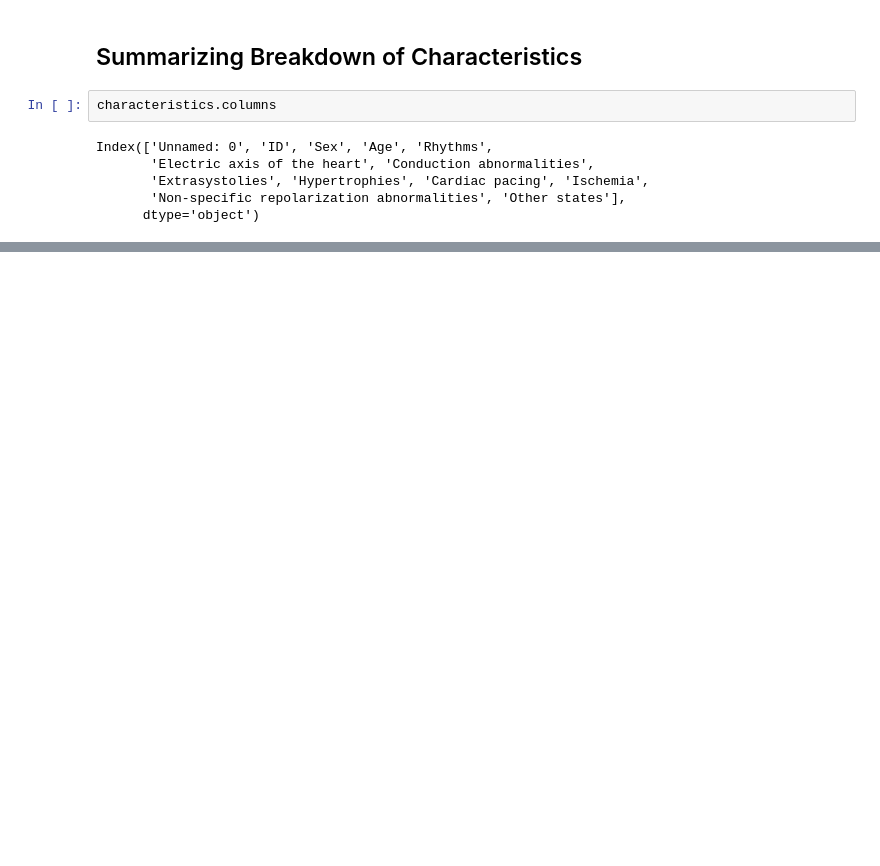
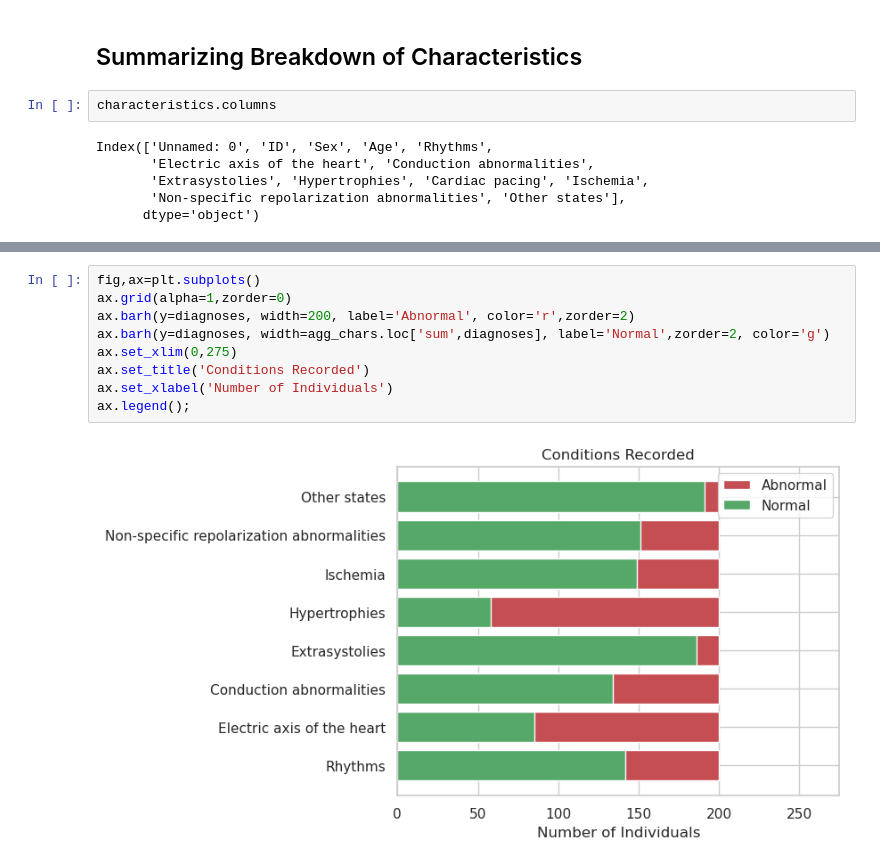
Before and after one commit to klnagoshi/group41_cs109b, a Jupyter notebook: EDA.ipynb, the cells around one changed output, grey strips where cells are left out. Cells and saved outputs as stored; diff of their text form; blank space fills up the shorter version.

```diff
--- a/EDA.ipynb
+++ b/EDA.ipynb
@@ -166,0 +130,11 @@ np.mean([int(x.strip('>\n')) for x in characteristics['Age']])
+# %%
+fig,ax=plt.subplots()
+ax.grid(alpha=1,zorder=0)
+ax.barh(y=diagnoses, width=200, label='Abnormal', color='r',zorder=2)
+ax.barh(y=diagnoses, width=agg_chars.loc['sum',diagnoses], label='Normal',zorder=2, color='g')
+ax.set_xlim(0,275)
+ax.set_title('Conditions Recorded')
+ax.set_xlabel('Number of Individuals')
+ax.legend();
+# %% [output]
+[figure, added]
```
Also changed, not shown: parts of 15 cells of this notebook.
